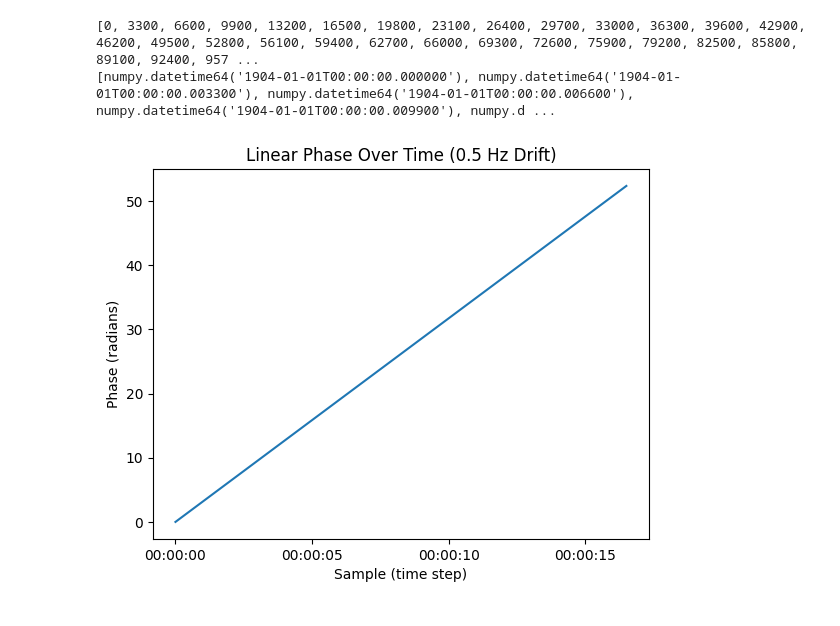
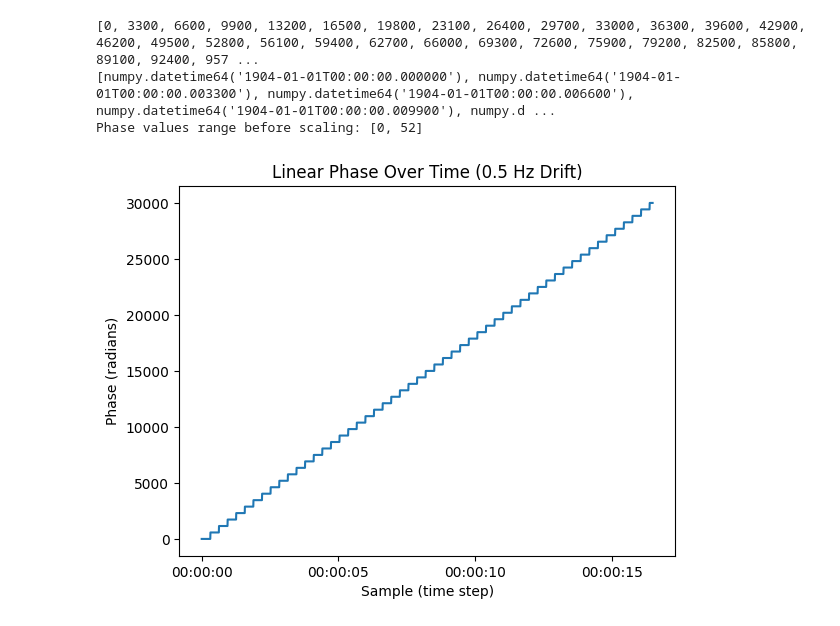
Before and after one commit to neurogears/vestibular-vr, a Jupyter notebook: analysis/sin_playback_example.ipynb, the cells around one changed output. Cells and saved outputs as stored; diff of their text form; code cells hidden in the pictures.

Commit message:
int16 scaling

```diff
--- a/analysis/sin_playback_example.ipynb
+++ b/analysis/sin_playback_example.ipynb
@@ -25,32 +25,43 @@ print(times)
 
 # N.B. for line above. The determinator of playback rate is Bonsai itself, not the harp timestamps in the csv file.
 # Bonsai uses the timing of the flow sensor to sample from the csv playback file (approx 300Hz). Therefore the sample rate in the csv file is meaningless when loaded in Bonsai.
 # Originally these HARP timestamps were kept in the csv file so one could see the original sample rate the data was acquired at.
 # In practice to make a playback file at a desired frequency one needs to keep in mind that Bonsai will replay at 300Hz (flow sensor rate). Therefore to make a true 300Hz sine wave, one would need to generate a playback file in which a full sin phase completion happens every 300 samples.
 
 #for linear increase
 linear_values = np.int16(m * np.arange(n))
 # linear_values = m * np.arange(n)
 
+max_value = np.max(linear_values)
+min_value = np.min(linear_values)
+print(f"Phase values range before scaling: [{min_value}, {max_value}]")
+
+# Calculate the scaling factor to map the range into int16 limits
+scaling_factor = 30000 / max_value  # Scale the phase values to fit well within int16
+scaled_linear_values = linear_values * scaling_factor
+
+# Convert scaled values to int16
+int16_linear_values = np.int16(scaled_linear_values)
 
 #plot
 # plt.plot(linear_values)
 
 # Plot the linear phase values
-plt.plot(times, linear_values)
+plt.plot(times, int16_linear_values)
 plt.xlabel('Sample (time step)')
 plt.ylabel('Phase (radians)')
 plt.title('Linear Phase Over Time (0.5 Hz Drift)')
 plt.show()
 
 # plt.plot(sin_wave)
 
 # construct into a data frame
 dataframe = pd.DataFrame(linear_values, index=times)
 # dataframe = pd.DataFrame(sin_wave, index=times)
 
 dataframe.to_csv('lin_playback.csv', header=False, sep=',', lineterminator='\n')
 # %% [output]
 [0, 3300, 6600, 9900, 13200, 16500, 19800, 23100, 26400, 29700, 33000, 36300, 39600, 42900, 46200, 49500, 52800, 56100, 59400, 62700, 66000, 69300, 72600, 75900, 79200, 82500, 85800, 89100, 92400, 957 ...
 [numpy.datetime64('1904-01-01T00:00:00.000000'), numpy.datetime64('1904-01-01T00:00:00.003300'), numpy.datetime64('1904-01-01T00:00:00.006600'), numpy.datetime64('1904-01-01T00:00:00.009900'), numpy.d ...
+Phase values range before scaling: [0, 52]
-[figure, old version]
+[figure, new version]
```
Also changed, not shown: 1 other file.
